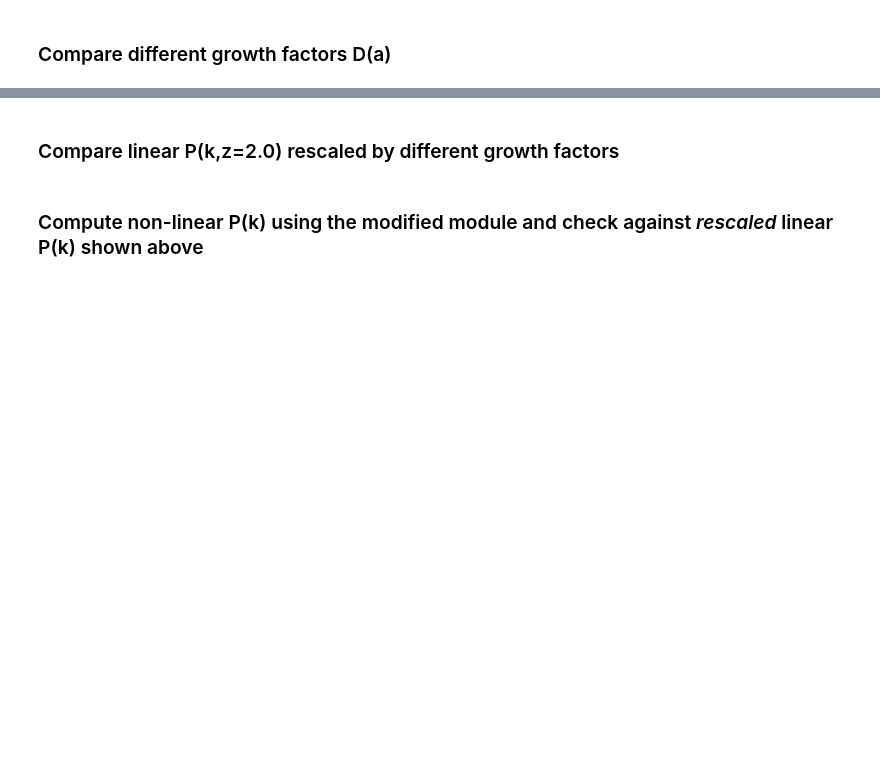
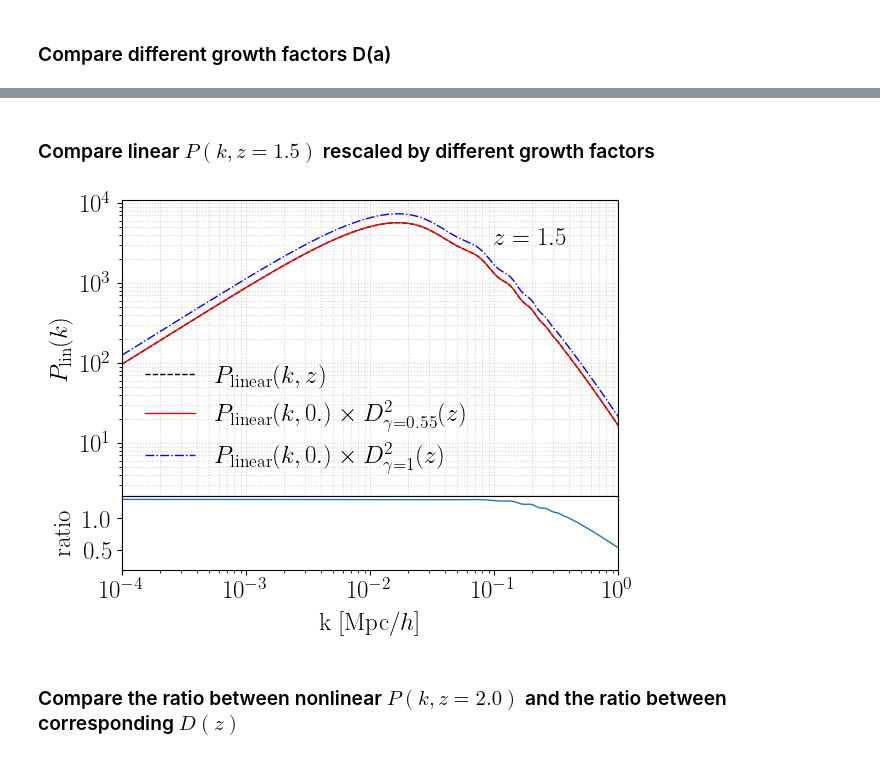
Before and after one commit to MinhMPA/CAMB_GammaPrime_Growth, a Jupyter notebook: notebooks/CAMB_test_nonlinear_Pk.ipynb, the cells around one changed output, grey strips where cells are left out. Saved outputs shown, nothing was run; the diff lists cells and outputs as text; code cells hidden in the pictures; blank space fills up the shorter version.

```diff
--- a/notebooks/CAMB_test_nonlinear_Pk.ipynb
+++ b/notebooks/CAMB_test_nonlinear_Pk.ipynb
@@ -137,7 +138,7 @@ cosmo_params.set_cosmology(H0=67.5, ombh2=0.022, omch2=0.122, mnu=0.06, omk=0, t
 cosmo_params.InitPower.set_params(As=2e-9, ns=0.965, r=0)
 
 a=np.linspace(0.001,1.0,150)
-redshift_snaphots=[2.0,0.]
+redshift_snaphots=[1.5,0.]
 kmin=1e-4
 kmax=2.0
 ### Note that here you probably want to extend the k-range to at least 2 kmax being considered later
@@ -199,12 +207,13 @@ def find_nearest(array, value):
     return idx,array[idx]
 
 a=np.linspace(0.001,1.0,1000)
-redshift_snaphots=[2.0,0.]
+redshift_snaphots=[1.5,0.]
 z_0=redshift_snaphots[0]
 a_0=1./(1.+z_0)
 idx,value=find_nearest(a,a_0)
 kmin=1e-4
 kmax=2.0
+print(value)
 
 cosmo_params = camb.CAMBparams()
 ### Consider LCDM cosmology with only one massive neutrino, helium then set through the BBN consistency
@@ -260,21 +273,23 @@ ax[0].legend(loc='upper left');
 # %% [markdown]
-### Compare linear P(k,z=2.0) rescaled by different growth factors
+### Compare linear $P(k,z=1.5)$ rescaled by different growth factors
 # %%
 fig, ax = plt.subplots(2, sharex=True, sharey=False, gridspec_kw={'hspace': 0., 'wspace':0., 'height_ratios':[8, 2]}, figsize=(6.4, 4.8))
-ax[0].loglog(kh, pk_lin[1,:], color='k', ls = '--', label=r'$P_{\mathrm{CAMB}}(k,z)$')
-ax[0].loglog(kh, pk_check, color='r', ls = '-', label=r'$P_{\mathrm{CAMB}}(k,0.)\times D_{\gamma=0.55}^2(z)$')
-ax[0].loglog(kh, pk_gamma, color='b', ls = '-.', label=r'$P_{\mathrm{CAMB}}(k,0.)\times D_{\gamma=1}^2(z)$')
-ax[0].text(0.75, 0.85,r'$z=2.0$',transform=ax[0].transAxes)
+ax[0].loglog(kh, pk_lin[1,:], color='k', ls = '--', label=r'$P_{\mathrm{linear}}(k,z)$')
+ax[0].loglog(kh, pk_check, color='r', ls = '-', label=r'$P_{\mathrm{linear}}(k,0.)\times D_{\gamma=0.55}^2(z)$')
+ax[0].loglog(kh, pk_gamma, color='b', ls = '-.', label=r'$P_{\mathrm{linear}}(k,0.)\times D_{\gamma=1}^2(z)$')
+ax[0].text(0.75, 0.85,r'$z=1.5$',transform=ax[0].transAxes)
 ax[0].set_xlim(1E-4,1)
 ax[1].set_xlabel(r'k [Mpc/$h$]')
 ax[0].set_ylabel(r'$P_{\mathrm{lin}}(k)$')
 ax[0].grid(True, which="both", ls=":",alpha=0.5)
 ax[0].legend(loc='lower left')
 ax[1].semilogx(kh,pk_gamma/pk_nonlin[1,:])
 ax[1].set_ylabel(r'ratio');
 #ax[0].set_title(r'LCDM vs. $\gamma_0=0.55,\gamma_1=1.0$ linear power at z=%s'%z[1]);
+# %% [output]
+[figure, added]
 # %% [markdown]
-### Compute non-linear P(k) using the modified module and check against *rescaled* linear P(k) shown above
+### Compare the ratio between nonlinear $P(k,z=2.0)$ and the ratio between corresponding $D(z)$
 # %%
 cosmo_params = camb.CAMBparams()
 ### Consider LCDM cosmology with only one massive neutrino, helium then set through the BBN consistency
```
Also changed, not shown: parts of 12 cells of this notebook.
